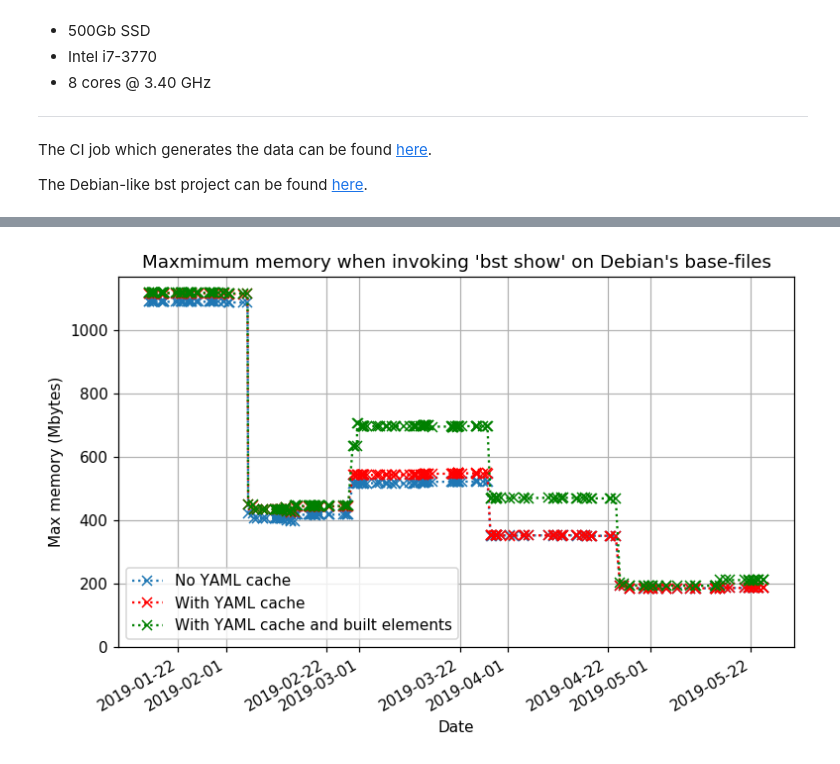
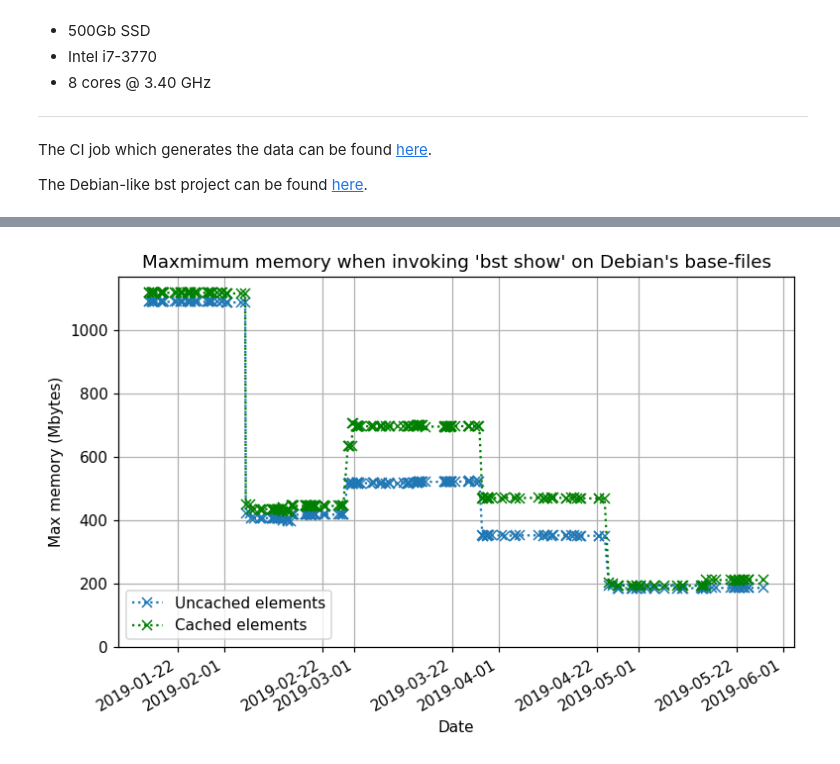
Before and after one commit to james-ennis/bst-benchmarks-notebooks, a Jupyter notebook: benchmarks.ipynb, the cells around one changed output, grey strips where cells are left out. Drawn from its saved outputs; the diff is of its cells as text; code cells hidden in the pictures.

```diff
--- a/benchmarks.ipynb
+++ b/benchmarks.ipynb
@@ -158,24 +148,23 @@ fig1.autofmt_xdate() # Make the xaxis pretty
 # %%
 # Maximum memory when showing Debian's base-files
 fig2, ax2 = plt.subplots(figsize=(8, 5), dpi= 110, facecolor='w', edgecolor='k')
 
 # Plot date vs time (cache and no cache)
-ax2.plot(dates, show_memory,'x:', label='No YAML cache')
-ax2.plot(dates, show_with_cache_memory, 'x:r', label='With YAML cache')
-ax2.plot(dates, show_once_built_memory, 'x:g', label='With YAML cache and built elements')
+ax2.plot(dates, show_memory,'x:', label='Uncached elements')
+ax2.plot(dates, show_once_built_memory, 'x:g', label='Cached elements')
 
 # Labelling
 ax2.set_title("Maxmimum memory when invoking 'bst show' on Debian's base-files")
 ax2.set_xlabel('Date')
 ax2.set_ylabel('Max memory (Mbytes)')
 ax2.legend(loc='lower left')
 ax2.grid()
 
 # Limit the y axis
-ax2.set_ylim([0, max([max(show_memory), max(show_with_cache_memory), max(show_once_built_memory)]) + 50])
+ax2.set_ylim([0, max([max(show_memory), max(show_once_built_memory)]) + 50])
 fig2.autofmt_xdate() # Make the xaxis pretty
 # %% [output]
-[figure, old version]
+[figure, new version]
 # %%
 # Time taken to build Debian's base-files
 fig3, ax3 = plt.subplots(figsize=(8, 5), dpi= 110, facecolor='w', edgecolor='k')
```
Also changed, not shown: parts of 6 cells of this notebook, 7 other files.
